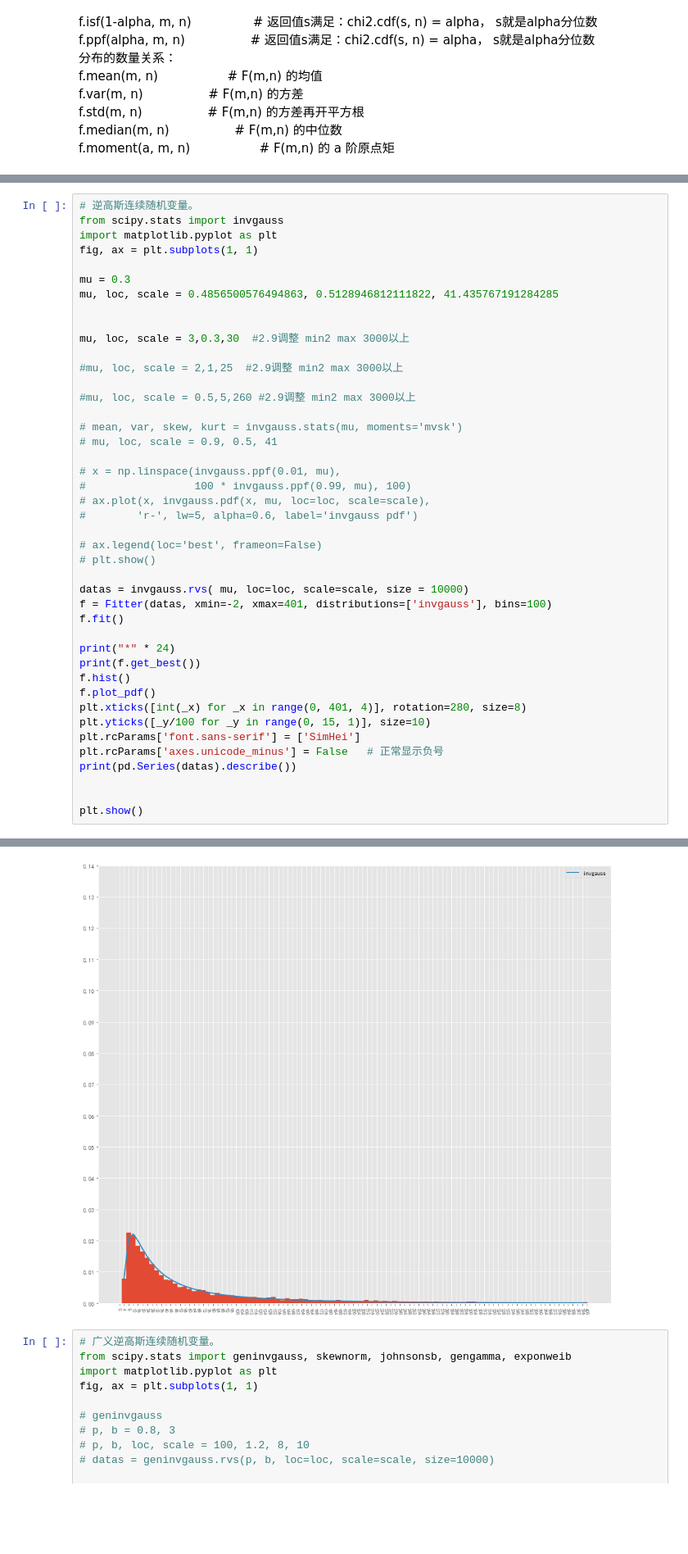
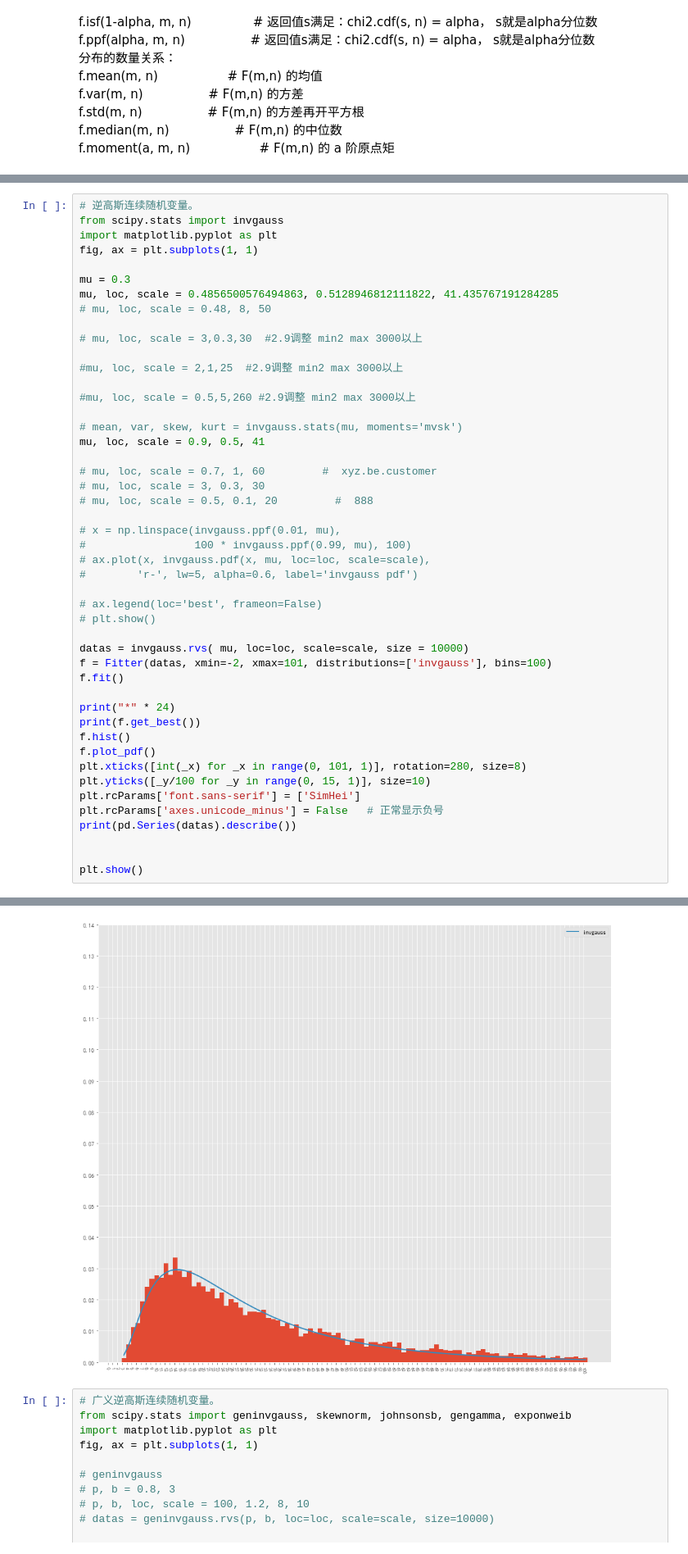
Before and after one commit to liing1221/notebook, a Jupyter notebook: mycode/scipy_stats.ipynb, the cells around one changed output, grey strips where cells are left out. Shown at 82% size. Drawn from its saved outputs; the diff is of its cells as text; blank space fills up the shorter version.

```diff
--- a/mycode/scipy_stats.ipynb
+++ b/mycode/scipy_stats.ipynb
@@ -829,16 +829,20 @@ fig, ax = plt.subplots(1, 1)
 
 mu = 0.3
 mu, loc, scale = 0.4856500576494863, 0.5128946812111822, 41.435767191284285
+# mu, loc, scale = 0.48, 8, 50
 
-
-mu, loc, scale = 3,0.3,30  #2.9调整 min2 max 3000以上
+# mu, loc, scale = 3,0.3,30  #2.9调整 min2 max 3000以上
 
 #mu, loc, scale = 2,1,25  #2.9调整 min2 max 3000以上
 
 #mu, loc, scale = 0.5,5,260 #2.9调整 min2 max 3000以上
 
 # mean, var, skew, kurt = invgauss.stats(mu, moments='mvsk')
-# mu, loc, scale = 0.9, 0.5, 41
+mu, loc, scale = 0.9, 0.5, 41
+
+# mu, loc, scale = 0.7, 1, 60         #  xyz.be.customer
+# mu, loc, scale = 3, 0.3, 30
+# mu, loc, scale = 0.5, 0.1, 20         #  888
 
 # x = np.linspace(invgauss.ppf(0.01, mu),
 #                 100 * invgauss.ppf(0.99, mu), 100)
@@ -849,14 +853,14 @@ mu, loc, scale = 3,0.3,30  #2.9调整 min2 max 3000以上
 # plt.show()
 
 datas = invgauss.rvs( mu, loc=loc, scale=scale, size = 10000)
-f = Fitter(datas, xmin=-2, xmax=401, distributions=['invgauss'], bins=100)
+f = Fitter(datas, xmin=-2, xmax=101, distributions=['invgauss'], bins=100)
 f.fit()
 
 print("*" * 24)
 print(f.get_best())
 f.hist()
 f.plot_pdf()
-plt.xticks([int(_x) for _x in range(0, 401, 4)], rotation=280, size=8)
+plt.xticks([int(_x) for _x in range(0, 101, 1)], rotation=280, size=8)
 plt.yticks([_y/100 for _y in range(0, 15, 1)], size=10)
 plt.rcParams['font.sans-serif'] = ['SimHei']
 plt.rcParams['axes.unicode_minus'] = False   # 正常显示负号
@@ -878,5 +882,5 @@ max       2464.269143
 dtype: float64
-[figure, old version]
+[figure, new version]
 # %%
 # 广义逆高斯连续随机变量。
 from scipy.stats import geninvgauss, skewnorm, johnsonsb, gengamma, exponweib
```
Also changed, not shown: parts of 3 cells of this notebook, 5 other files.
